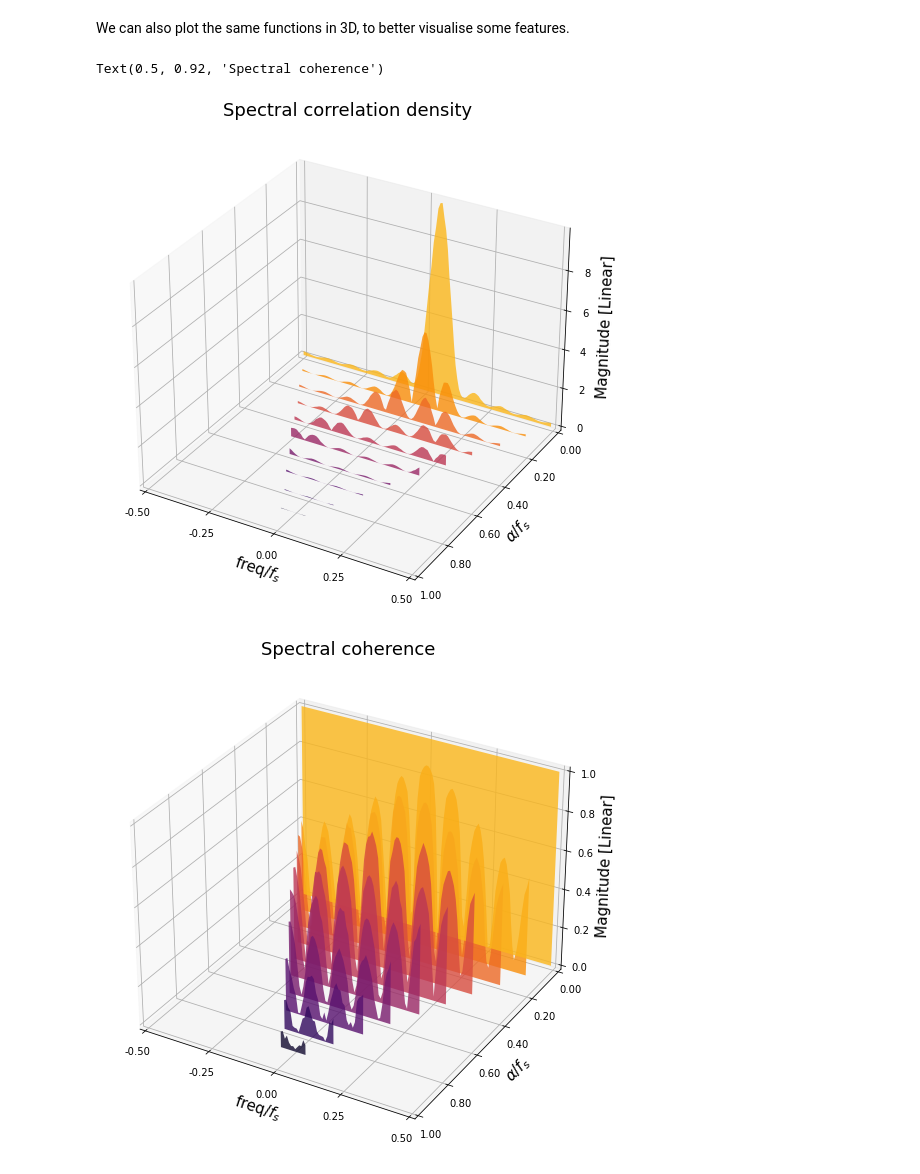
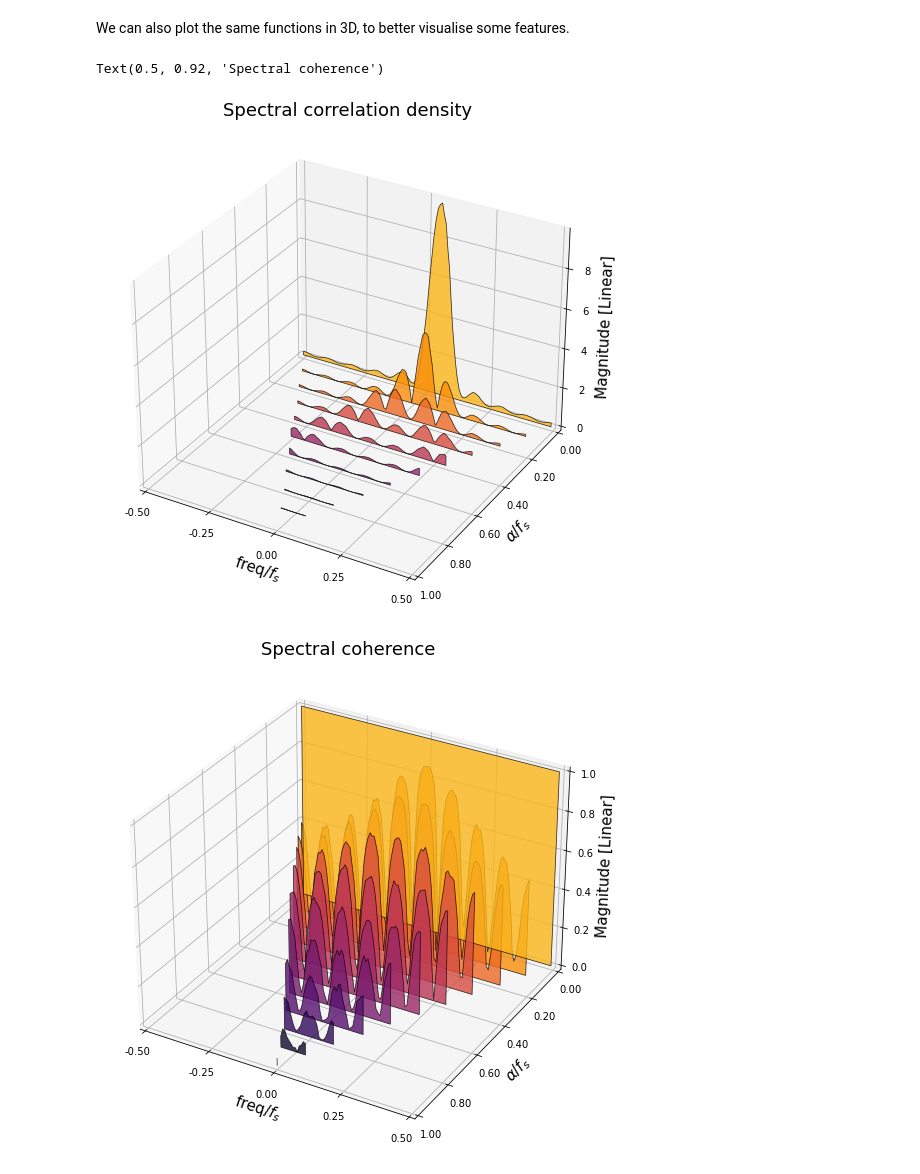
Before and after one commit to fchirono/cyclostationarity_analysis, a Jupyter notebook: cyclostationary_analysis.ipynb, the cells around one changed output. Drawn from its saved outputs; the diff is of its cells as text; code cells hidden in the pictures.

Commit message:
Adds dark edges to 3D plots

```diff
--- a/cyclostationary_analysis.ipynb
+++ b/cyclostationary_analysis.ipynb
@@ -553,7 +553,8 @@ cmap = matplotlib.cm.get_cmap('inferno')
 facecolors = cmap(np.linspace(0, 1, len(verts)+2))[:len(verts)]
 transparency = 0.8
 
-poly1 = PolyCollection(verts[::-1], facecolors=facecolors, alpha=transparency)
+poly1 = PolyCollection(verts[::-1], facecolors=facecolors, alpha=transparency,
+                       edgecolors='k', linewidths=0.75)
 ax1.add_collection3d(poly1, zs=alpha_vec[::-1], zdir='y')
 
 ax1.set(xlim = (-0.5, 0.5),
@@ -583,34 +584,34 @@ fig2 = plt.figure(figsize=(12, 9))
 ax2 = fig2.add_subplot(projection='3d')
 
 verts2 = [polygon_under_graph(freq_vec[freqs_inside[a]]/fs,
                               np.abs(rho_y[a, freqs_inside[a]]))
           for a in range(N_alpha)]
 
 
-poly2 = PolyCollection(verts2[::-1], facecolors=facecolors,
-                       alpha=transparency)
+poly2 = PolyCollection(verts2[::-1], facecolors=facecolors, alpha=transparency,
+                       edgecolors='k', linewidths=0.75)
 ax2.add_collection3d(poly2, zs=alpha_vec[::-1], zdir='y')
 
 ax2.set(xlim = (-0.5, 0.5),
         ylim = (alpha_vec[-1], alpha_vec[0]),
         zlim = (0., 1.))
 
 ax2.set_xlabel(r'freq/$f_s$', fontsize=15)
 ax2.set_xticks(np.linspace(-0.5, 0.5, 5))
 ax2.set_xticklabels(['{:.2f}'.format(f) for f in np.linspace(-0.5, 0.5, 5)])
 
 ax2.set_ylabel(r'$\alpha/f_s$', fontsize=15)
 ax2.set_yticks(alpha_vec[::2])
 ax2.set_yticklabels(['{:.2f}'.format(a) for a in alpha_vec[::2]])
 
 ax2.set_zlabel('Magnitude [Linear]', fontsize=15)
 
 # set aspect ratio - incompatible with Matplotlib v3.2.2 currently available
 # in Google Colab :(
 #ax1.set_box_aspect((1, 1, 0.5))
 
 ax2.set_title('Spectral coherence', fontsize=18)
 # %% [output]
 Text(0.5, 0.92, 'Spectral coherence')
-[figure, old version]
+[figure, new version]
-[figure, old version]
+[figure, new version]
```
Also changed, not shown: parts of 3 cells of this notebook.
